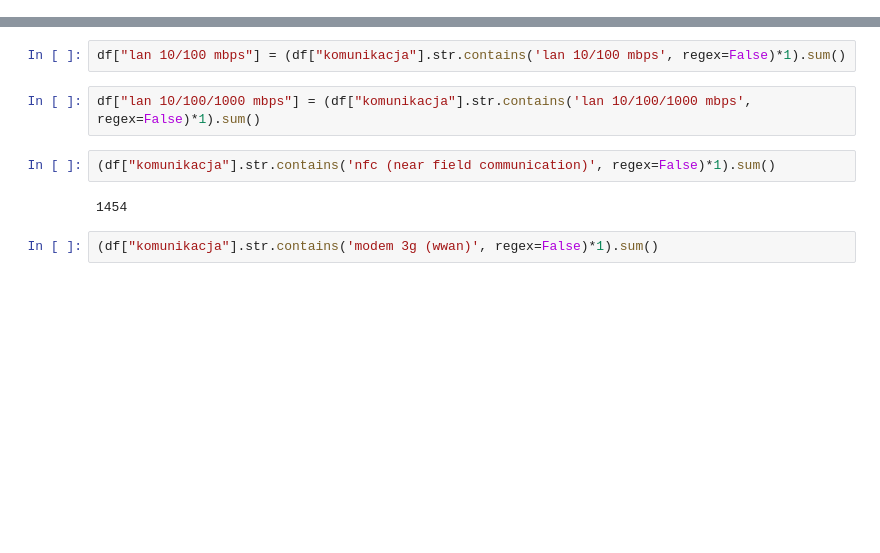
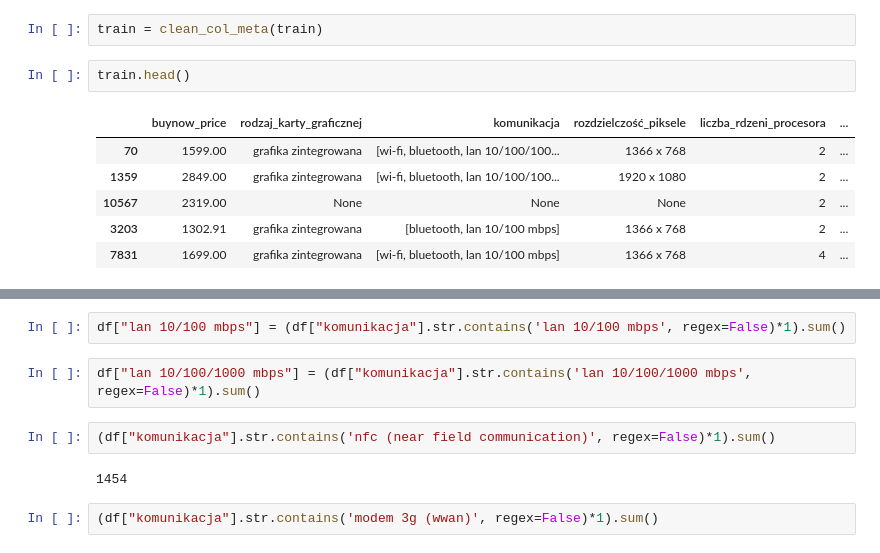
Before and after one commit to sadowskimarcin10/laptop-price, a Jupyter notebook: laptop_price_workflow.ipynb, the cells around one changed output, grey strips where cells are left out. Cells and saved outputs as stored; diff of their text form; blank space fills up the shorter version.

```diff
--- a/laptop_price_workflow.ipynb
+++ b/laptop_price_workflow.ipynb
@@ -5,0 +78,11 @@ df = get_json_data()
+# %%
+train = clean_col_meta(train)
+# %%
+train.head()
+# %% [output]
+|  | buynow_price | rodzaj_karty_graficznej | komunikacja | rozdzielczość_piksele | liczba_rdzeni_procesora | ... |
+| 70 | 1599.00 | grafika zintegrowana | [wi-fi, bluetooth, lan 10/100/100... | 1366 x 768 | 2 | ... |
+| 1359 | 2849.00 | grafika zintegrowana | [wi-fi, bluetooth, lan 10/100/100... | 1920 x 1080 | 2 | ... |
+| 10567 | 2319.00 | None | None | None | 2 | ... |
+| 3203 | 1302.91 | grafika zintegrowana | [bluetooth, lan 10/100 mbps] | 1366 x 768 | 2 | ... |
+| 7831 | 1699.00 | grafika zintegrowana | [wi-fi, bluetooth, lan 10/100 mbps] | 1366 x 768 | 4 | ... |
```
Also changed, not shown: parts of 28 cells of this notebook, 2 other files.
